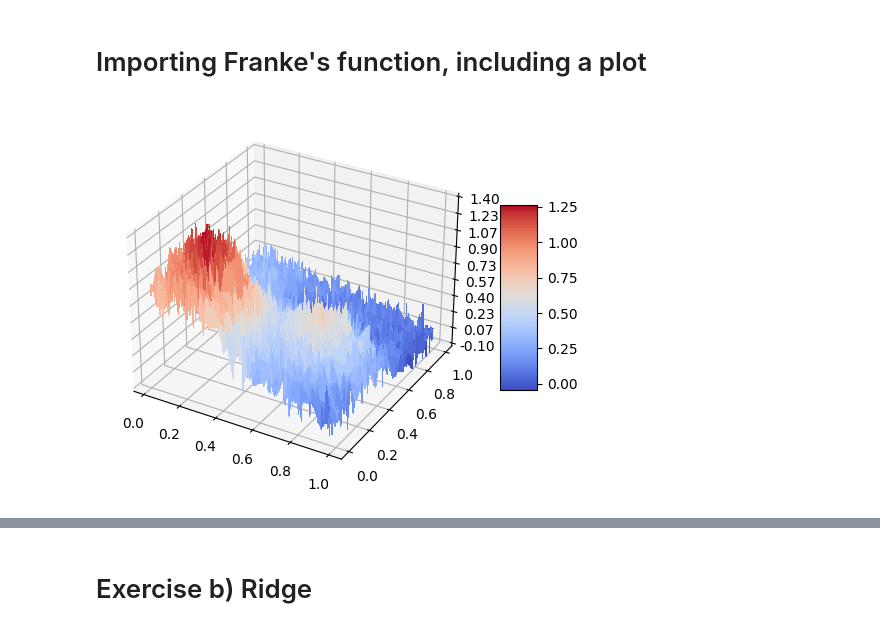
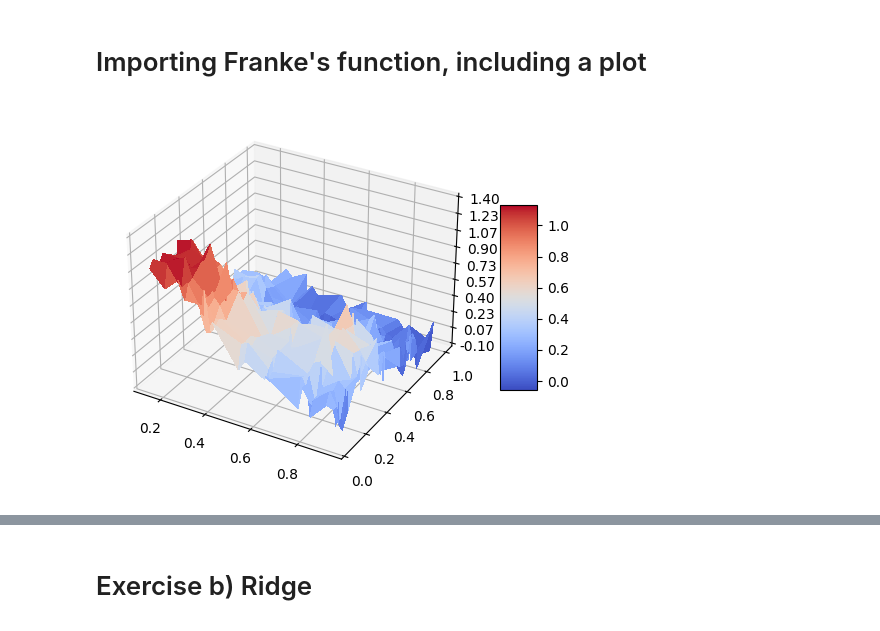
Before and after one commit to alessiasanfelici/FYS-STK4155-Project-1, a Jupyter notebook: Project-1 merged a) to c).ipynb, the cells around one changed output, grey strips where cells are left out. Saved outputs shown, nothing was run; the diff lists cells and outputs as text; code cells hidden in the pictures.

```diff
--- a/Project-1 merged a) to c).ipynb
+++ b/Project-1 merged a) to c).ipynb
@@ -17,38 +17,38 @@ fig = plt.figure()
 ax = fig.add_subplot(projection='3d')
 
 # Generate the data
-x = np.random.rand(100)
-y = np.random.rand(100)
+x = np.random.rand(20)
+y = np.random.rand(20)
 x = np.sort(x)
 y = np.sort(y)
 
 x, y = np.meshgrid(x,y)
 
 
 def FrankeFunction(x,y):
     term1 = 0.75*np.exp(-(0.25*(9*x-2)**2) - 0.25*((9*y-2)**2))
     term2 = 0.75*np.exp(-((9*x+1)**2)/49.0 - 0.1*(9*y+1))
     term3 = 0.5*np.exp(-(9*x-7)**2/4.0 - 0.25*((9*y-3)**2))
     term4 = -0.2*np.exp(-(9*x-4)**2 - (9*y-7)**2)
     return term1 + term2 + term3 + term4
 
 
 z = FrankeFunction(x, y) + 0.1*np.random.normal(0,1, x.shape)
 
 # Plot the surface.
 surf = ax.plot_surface(x, y, z, cmap=cm.coolwarm, linewidth=0, antialiased=False)
 
 # Customize the z axis.
 ax.set_zlim(-0.10, 1.40)
 ax.zaxis.set_major_locator(LinearLocator(10))
 ax.zaxis.set_major_formatter(FormatStrFormatter('%.02f'))
 
 # Add a color bar which maps values to colors.
 fig.colorbar(surf, shrink=0.5, aspect=5)
 
 plt.show()
 # %% [output]
-[figure, old version]
+[figure, new version]
 # %%
 def rsquare(y, ypredict):
     y = y.reshape(-1, 1)
```
Also changed, not shown: parts of 4 cells of this notebook, 1 other file.
